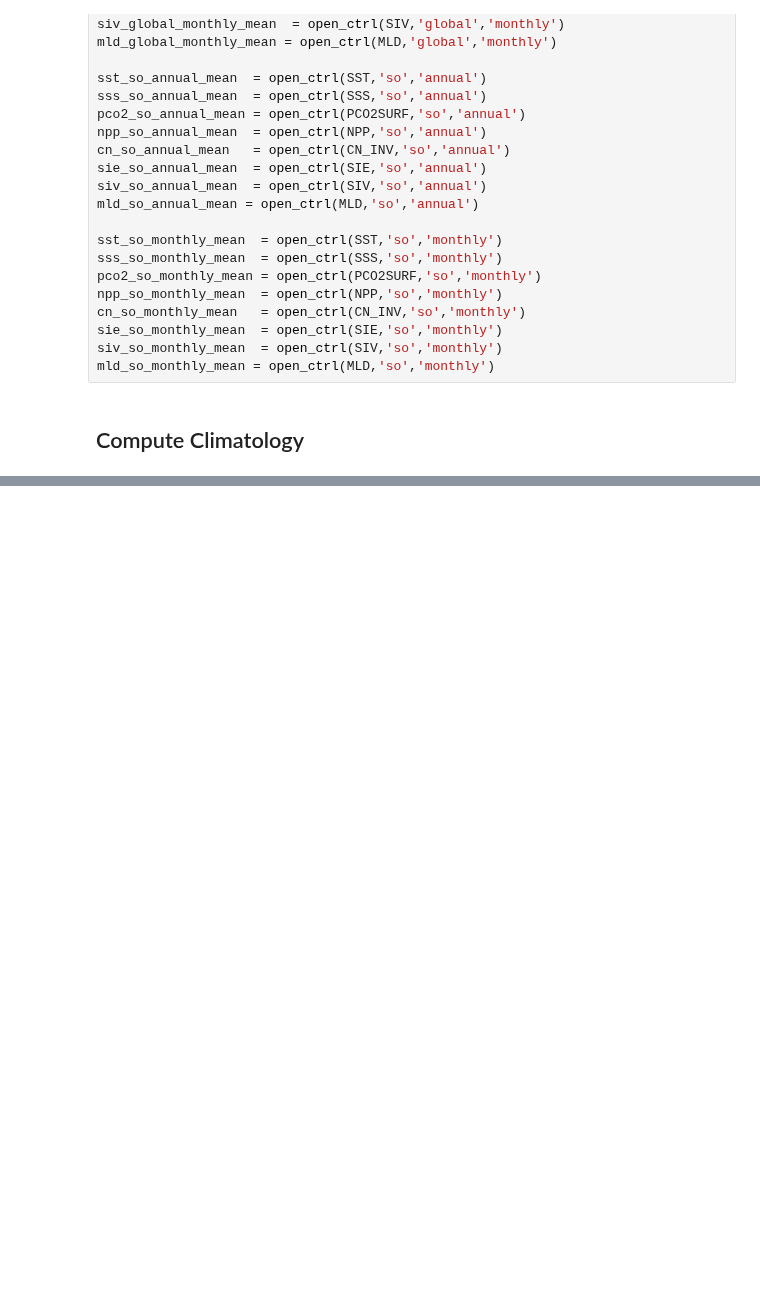
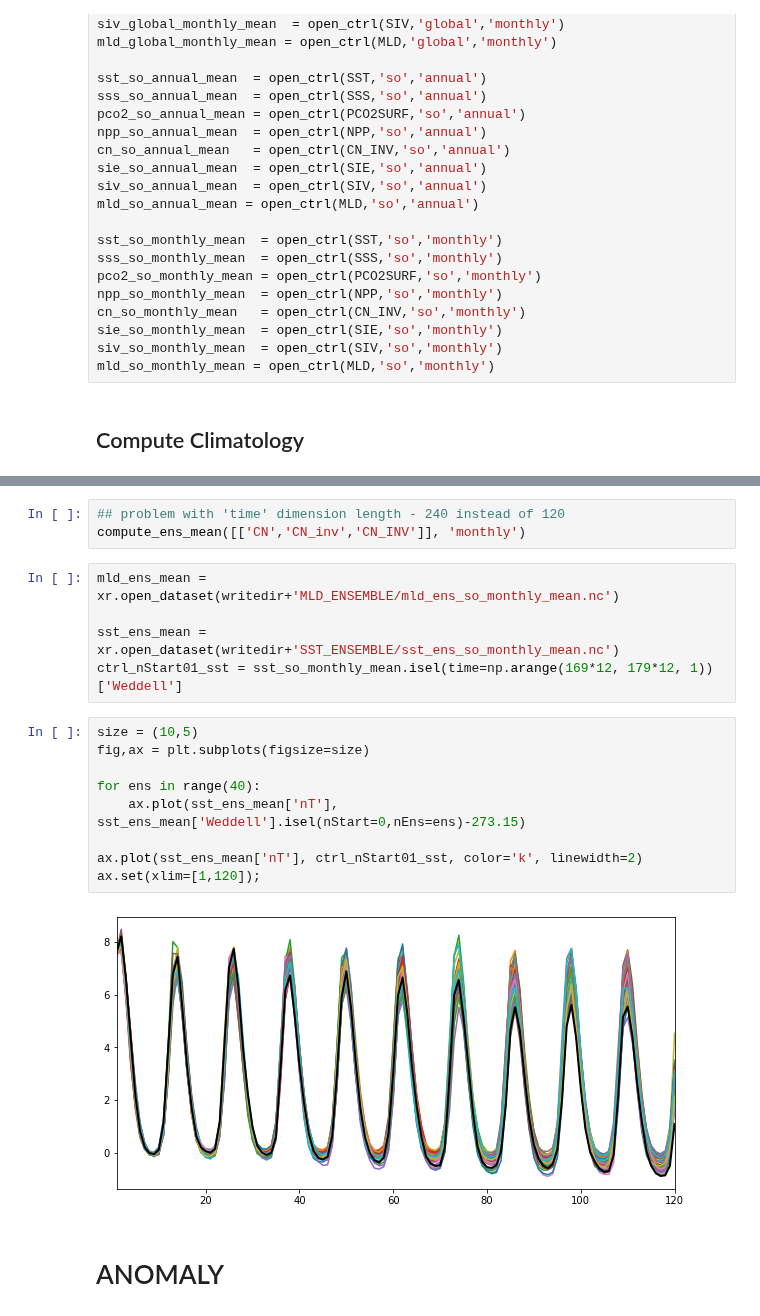
Before and after one commit to bbuchovecky/hmei, a Jupyter notebook: notebooks/ens_ppp_metrics.ipynb, the cells around one changed output, grey strips where cells are left out. Drawn from its saved outputs; the diff is of its cells as text; blank space fills up the shorter version.

Commit message:
continued computations of ensemble anomalies

```diff
--- a/notebooks/ens_ppp_metrics.ipynb
+++ b/notebooks/ens_ppp_metrics.ipynb
@@ -287,0 +398,21 @@ Attributes:
+# %%
+## problem with 'time' dimension length - 240 instead of 120
+compute_ens_mean([['CN','CN_inv','CN_INV']], 'monthly')
+# %%
+mld_ens_mean = xr.open_dataset(writedir+'MLD_ENSEMBLE/mld_ens_so_monthly_mean.nc')
+
+sst_ens_mean = xr.open_dataset(writedir+'SST_ENSEMBLE/sst_ens_so_monthly_mean.nc')
+ctrl_nStart01_sst = sst_so_monthly_mean.isel(time=np.arange(169*12, 179*12, 1))['Weddell']
+# %%
+size = (10,5)
+fig,ax = plt.subplots(figsize=size)
+
+for ens in range(40):
+    ax.plot(sst_ens_mean['nT'], sst_ens_mean['Weddell'].isel(nStart=0,nEns=ens)-273.15)
+
+ax.plot(sst_ens_mean['nT'], ctrl_nStart01_sst, color='k', linewidth=2)
+ax.set(xlim=[1,120]);
+# %% [output]
+[figure, added]
+# %% [markdown]
+# ANOMALY
```
Also changed, not shown: parts of 28 cells of this notebook.
